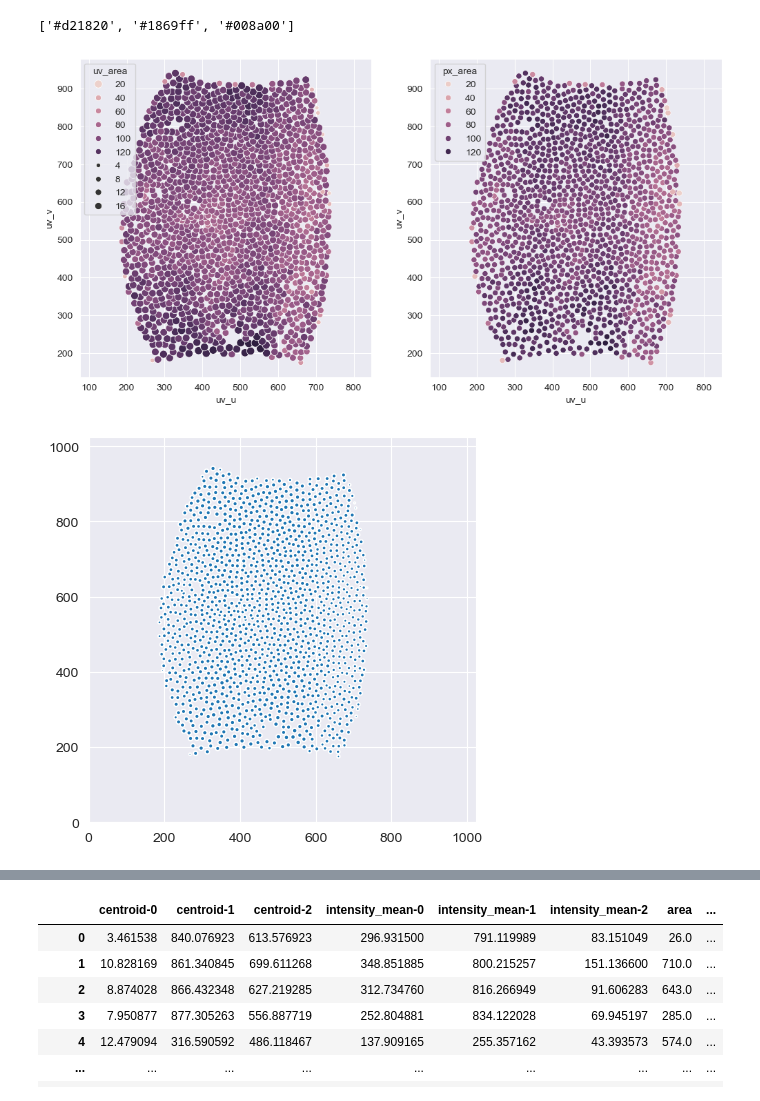
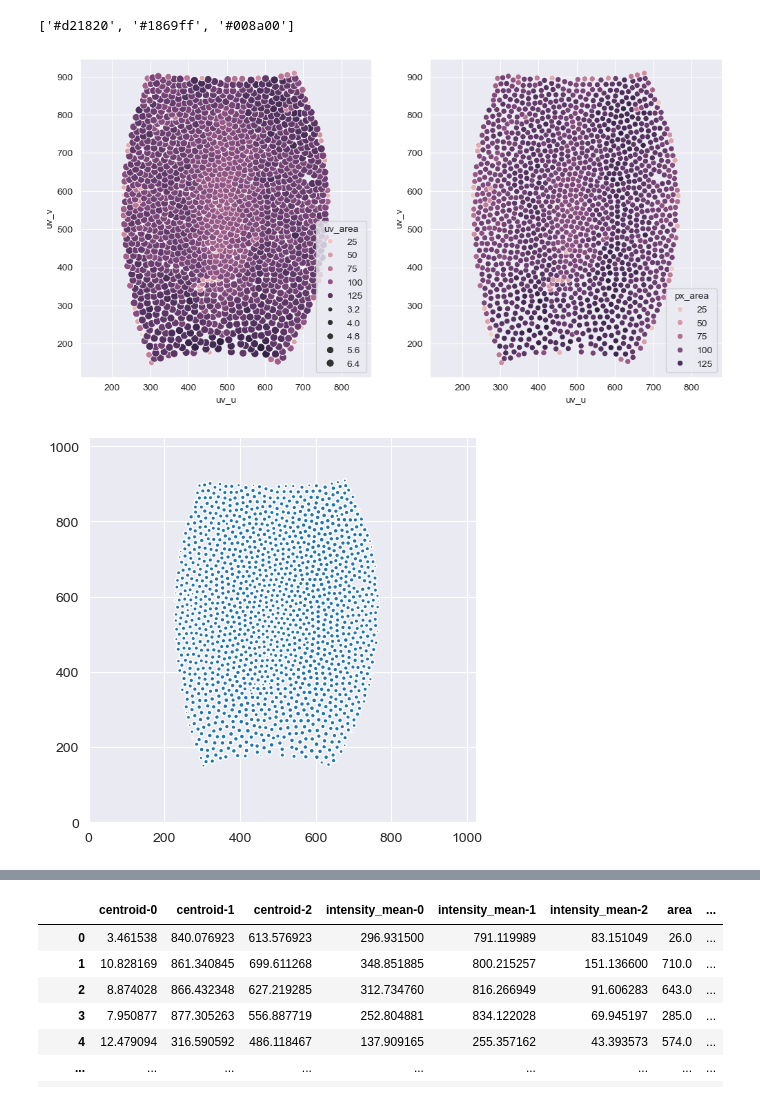
Before and after one commit to Harrison-Oatman/NucleiTracking, a Jupyter notebook: notebooks/reconstruct_2.ipynb, the cells around one changed output, grey strips where cells are left out. Saved outputs shown, nothing was run; the diff lists cells and outputs as text; code cells hidden in the pictures.

```diff
--- a/notebooks/reconstruct_2.ipynb
+++ b/notebooks/reconstruct_2.ipynb
@@ -16,7 +16,7 @@ import napari
 from scipy.spatial.distance import cdist
 from sklearn.decomposition import PCA
 # %%
-centroids = pd.read_csv(r"D:\Tracking\NucleiTracking\data\interim\lightsheet\2024_11_04\pieces\centroids_2d_from_stack.csv")
+centroids = pd.read_csv(r"D:\Tracking\NucleiTracking\data\interim\lightsheet\2025_03_18_trk\pieces\centroids_2d_from_stack.csv")
 
 centroids["px_area"] = centroids["px_area"].abs()
 centroids = centroids[centroids["px_area"] < 300]
@@ -45,18 +45,18 @@ napari.run()
 # %%
 subset = centroids[centroids["mesh_name"] == "bottom"]
 subset = subset[subset["timepoint"] == 200]
 
 fig, axes = plt.subplots(1, 2, figsize=(12, 6))
 
-sns.scatterplot(subset, x="uv_u", y="uv_v", hue="uv_area", ax=axes[0], size=(subset["uv_area"] / np.pi)**1/2)
+sns.scatterplot(subset, x="uv_u", y="uv_v", hue="uv_area", ax=axes[0], size=(subset["uv_area"] / np.pi)**(1/2))
 axes[0].axis("equal")
 
 sns.scatterplot(subset, x="uv_u", y="uv_v", hue="px_area", ax=axes[1])
 axes[1].axis("equal")
 
 plt.show()
 # %% [output]
-[figure, old version]
+[figure, new version]
 # %%
 from matplotlib.patches import Circle
 
@@ -73,7 +73,7 @@ for x, y, s in zip(subset["uv_u"], subset["uv_v"], subset["px_area"]):
 
 plt.show()
 # %% [output]
-[figure, old version]
+[figure, new version]
 # %%
 sns.histplot(centroids["uv_area"], bins=100, log_scale=True)
 plt.show()
```
Also changed, not shown: parts of 3 cells of this notebook, 2 other files.
